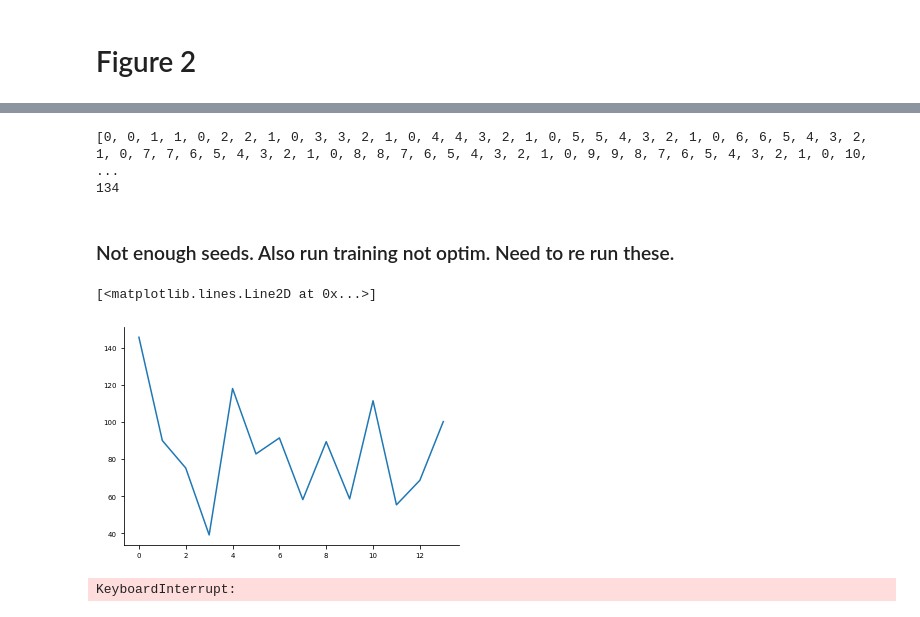
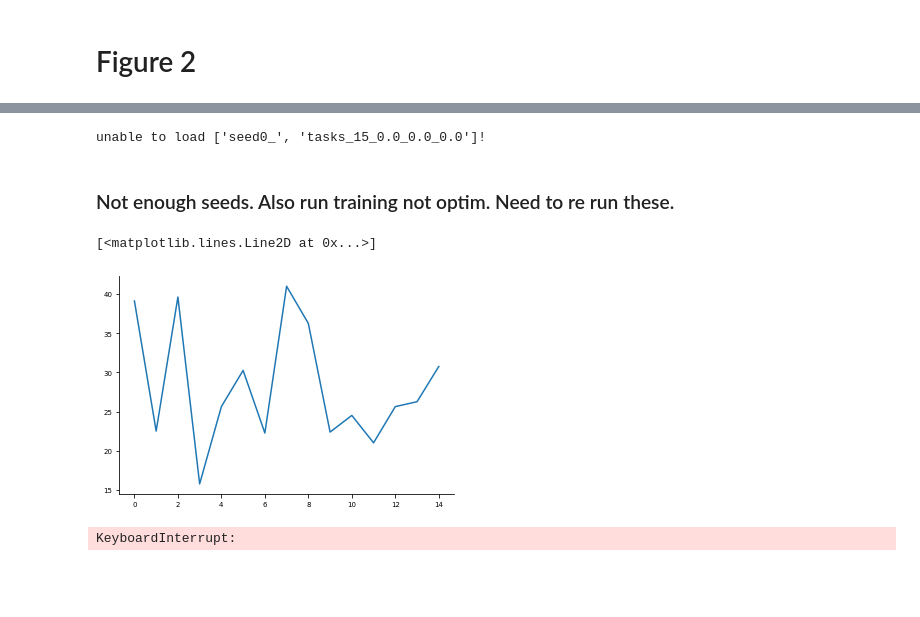
Before and after one commit to hummosa/Thalamus, a Jupyter notebook: analysis/Figure1.ipynb, the cells around one changed output, grey strips where cells are left out. Cells and saved outputs as stored; diff of their text form; code cells hidden in the pictures; blank space fills up the shorter version.

```diff
--- a/analysis/Figure1.ipynb
+++ b/analysis/Figure1.ipynb
@@ -299,26 +297,20 @@ def get_ttcs_per_task_position(training_log, rehearsal_no=1):
         # print(log.switch_trialxxbatch[i], '\t', log.switch_task_id[i], '\t', times_seen[i], '\t', ttc[i], '\t', order_learned[i])
     # rehearsal_ttcs = [reh for reh in rehearsal_ttcs if len(reh)>0]
 
-    return( rttc, times_seen)
+    return( rttc)
 
-rt, ts = get_ttcs_per_task_position(training_log, 1)
+rt = get_ttcs_per_task_position(training_log, 1)
-# %%
-print(ts)
-print(len(ts))
-# %% [output]
-[0, 0, 1, 1, 0, 2, 2, 1, 0, 3, 3, 2, 1, 0, 4, 4, 3, 2, 1, 0, 5, 5, 4, 3, 2, 1, 0, 6, 6, 5, 4, 3, 2, 1, 0, 7, 7, 6, 5, 4, 3, 2, 1, 0, 8, 8, 7, 6, 5, 4, 3, 2, 1, 0, 9, 9, 8, 7, 6, 5, 4, 3, 2, 1, 0, 10,  ...
-134
 # %%
-folder_name = './../files/final_bu2/'
+folder_name = './../files/paper_data/'
 
 experiments = ['same_net', 'random_gates_only', 'train_to_criterion', 'random_gates_no_rehearsal' , 'rehearsal','random_gates_mul',   'random_gates_rehearsal_no_train_to_criterion'  ]# ]# 'cognitive_observer', ]
 exp_name = 'random_gates_mul'
 seed = 2
 var1 = 0.0
-var2 = 1.0
-var3 = 1.0
-no_of_tasks = 14
-var4  = 1.0
+var2 = 0.0
+var3 = 0.0
+no_of_tasks = 15
+var4  = 0.0
 def load_simulation(data_folder, exp_name, seed, var1, var2, var3, var4, no_of_tasks):
     search_strs=[f'seed{seed}_', f'tasks_{no_of_tasks}_{var1:3.1f}_{var3:1.1f}_{var4:1.1f}']
     testing_logs, test_files = get_logs_and_files(data_folder, exp_name, file_sig='testing_log', search_strs=search_strs)
@@ -340,13 +332,13 @@ def load_simulation(data_folder, exp_name, seed, var1, var2, var3, var4, no_of_t
 config, training_log, testing_log = load_simulation(folder_name, exp_name, seed, var1, var2, var3, var4, no_of_tasks)
 
 data = defaultdict(list)
-no_of_tasks = 14
+no_of_tasks = 15
 
-Seeds = range(5)
+Seeds = range(9)
 Var1 = [0.0, ] #[(x/10) for x in [10]]#range(5,14, 2)] # gates_mean  #0 1 add mul
-Var2 = [1.0] # used to pass no of exp  #[-0.3] #MDprob, currently gaussian cuttoff #[0.0001, 0.001]#range(0,3, 1) #gates mean
-Var3 = [1.0] # [(x/10) for x in range(1,5, 1)] #gates_std  #, 3.5, 4, 4.5, 5, 5.5, 6, 6.5]
-Var4 = [1.0] # [(x/10) for x in range(0,6, 4)] #gates_sparsity  #, 3.5, 4, 4.5, 5, 5.5, 6, 6.5]
+Var2 = [0.0] # used to pass no of exp  #[-0.3] #MDprob, currently gaussian cuttoff #[0.0001, 0.001]#range(0,3, 1) #gates mean
+Var3 = [0.0] # [(x/10) for x in range(1,5, 1)] #gates_std  #, 3.5, 4, 4.5, 5, 5.5, 6, 6.5]
+Var4 = [0.0] # [(x/10) for x in range(0,6, 4)] #gates_sparsity  #, 3.5, 4, 4.5, 5, 5.5, 6, 6.5]
 
 # expVars =  [[seed, experiment, x1, x2, x3, x4] for seed in Seeds for experiment in experiments for x1 in Var1 for x2 in Var2 for x3 in Var3 for x4 in Var4 ]
 expVars =  [[seed,  x1, x2, x3, x4] for seed in Seeds for x1 in Var1 for x2 in Var2 for x3 in Var3 for x4 in Var4 ]
@@ -360,13 +352,15 @@ for jobi, par_set in enumerate(expVars):
         data['ttcs_new'].append(get_ttcs_per_task_position(training_log, rehearsal_no=0))
         data['ttcs_first'].append(get_ttcs_per_task_position(training_log, rehearsal_no=1))
         data['ttcs_second'].append(get_ttcs_per_task_position(training_log, rehearsal_no=2))
+# %% [output]
+unable to load ['seed0_', 'tasks_15_0.0_0.0_0.0']!
 # %% [markdown]
 ### Not enough seeds. Also run training not optim. Need to re run these.
 # %%
-plt.plot(np.mean(np.stack(data['ttcs_new']), 0))
+plt.plot(np.mean(np.stack(data['ttcs_first']), 0))
 # %% [output]
 [<matplotlib.lines.Line2D at 0x...>]
-[figure, old version]
+[figure, new version]
 # %%
 experiments = [ 'shuffle_add', 'shuffle_mul', 'random_gates_add', 'random_gates_mul',]
 experiments = [  'shuffle_mul','random_gates_mul','shuffle_add','random_gates_add','random_gates_both',]
```
Also changed, not shown: parts of 2 cells of this notebook.
